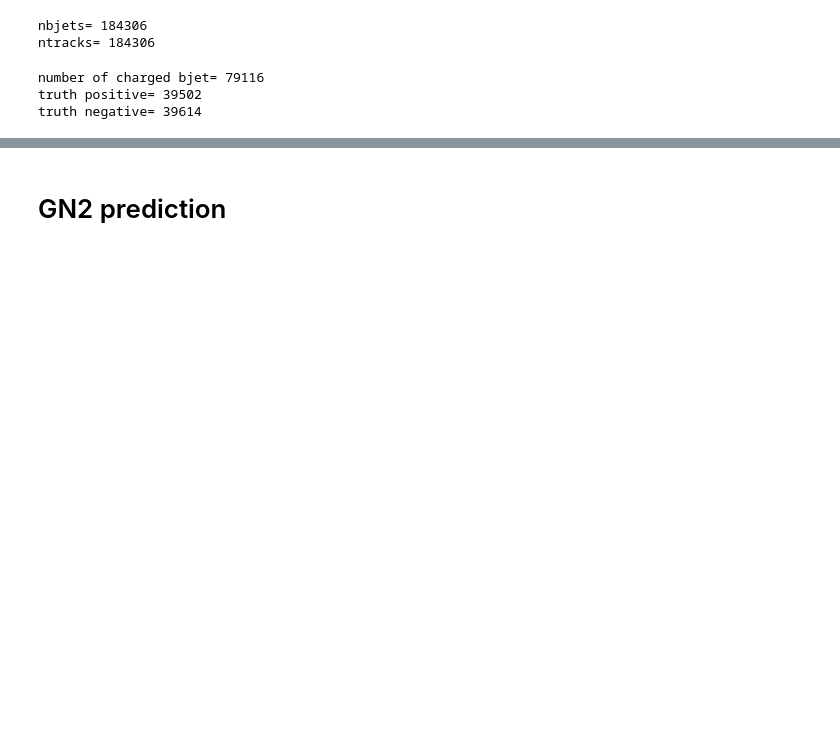
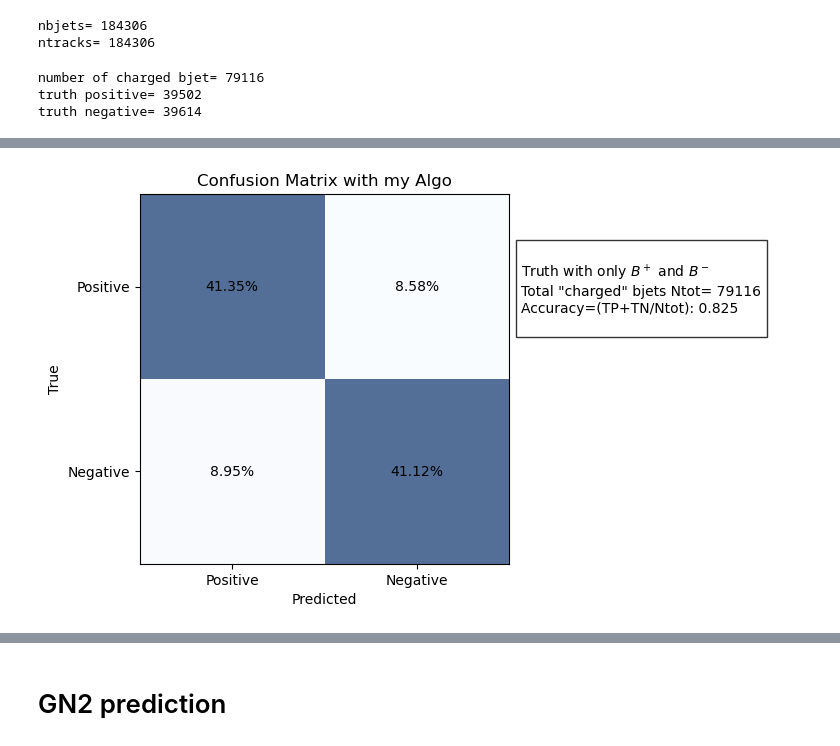
Before and after one commit to andremicci/Thesis, a Jupyter notebook: charge_algo_1.4.ipynb, the cells around one changed output, grey strips where cells are left out. Cells and saved outputs as stored; diff of their text form; code cells hidden in the pictures; blank space fills up the shorter version.

```diff
--- a/charge_algo_1.4.ipynb
+++ b/charge_algo_1.4.ipynb
@@ -169,0 +209,81 @@ plt.show()
+# %%
+confusion_matrix=np.zeros((2,2))
+debug=False
+not_decided=0
+residuals=[]
+weighted_charge=[]
+k=0.29
+
+for i,jet in enumerate(charged_bjets):
+
+  charge=charge_algorithm(i,charged_tracks[i],'truth')
+  weighted_Q=weighted_charge_algorithm(i,charged_tracks[i],k)
+  weighted_charge.append(weighted_Q)
+
+  # taking the residuals absolute value
+  residuals.append(np.abs(np.sign(jet["HadronConeExclTruthLabelPdgId"])-np.sign(charge)))
+
+  if jet["HadronConeExclTruthLabelPdgId"]>0:
+    if charge>0:
+      confusion_matrix[0,0]+=1
+    elif charge<0:
+      confusion_matrix[0,1]+=1
+
+  elif jet["HadronConeExclTruthLabelPdgId"]<0:
+    if charge>0:
+      confusion_matrix[1,0]+=1
+    elif charge<0:
+      confusion_matrix[1,1]+=1
+
+  #this is the case where the sum of the tracks is zero, we count these events in not_decided
+  if charge==0:
+
+    #charge=weighted_charge_algorithm(i,charged_tracks[i],k)
+    charge=np.random.choice([-1,1])
+
+    if jet["HadronConeExclTruthLabelPdgId"]>0:
+
+        if charge>0:
+            confusion_matrix[0,0]+=1
+        elif charge<0:
+            confusion_matrix[0,1]+=1
+
+    elif jet["HadronConeExclTruthLabelPdgId"]<0:
+        if charge>0:
+          confusion_matrix[1,0]+=1
+        elif charge<0:
+         confusion_matrix[1,1]+=1
+
+
+  if debug==True:
+    print("bhadron=",jet["HadronConeExclTruthLabelPdgId"])
+    print("charge SUM=",charge)
+    print("\n")
+    if i>200:
+        break
+
+# just plotting the confusion matrix
+
+plt.imshow(confusion_matrix, cmap='Blues', interpolation='nearest',alpha=0.7)
+plt.title('Confusion Matrix with my Algo')
+plt.xlabel('Predicted')
+plt.ylabel('True')
+#plt.colorbar()
+plt.xticks([0, 1], ['Positive', 'Negative'])
+plt.yticks([0, 1], ['Positive', 'Negative'])
+for i in range(confusion_matrix.shape[0]):  # righe
+    for j in range(confusion_matrix.shape[1]):  # colonne
+        plt.text(j, i, "{}%".format(round(100*confusion_matrix[i, j]/ncharged,2)),
+                 ha='center', va='center', color='black')
+
+
+
+text_box = f"""
+Truth with only $B^+$ and $B^-$
+Total "charged" bjets Ntot= {ncharged}
+Accuracy=(TP+TN/Ntot): {((confusion_matrix[0, 0] + confusion_matrix[1, 1]) / len(charged_bjets)).round(3)}
+"""
+text=plt.gcf().text(0.82, 0.6, text_box, fontsize=10, bbox=dict(facecolor='white', alpha=0.8))
+plt.savefig('TRUTH_cm.png', dpi=300, bbox_inches='tight')
+# %% [output]
+[figure, added]
```
Also changed, not shown: parts of 28 cells of this notebook, 6 other files.
